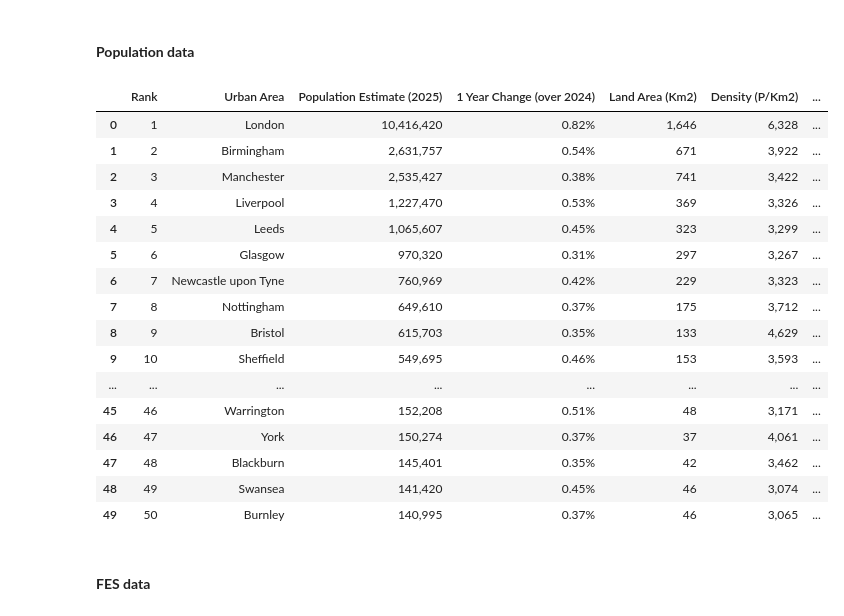
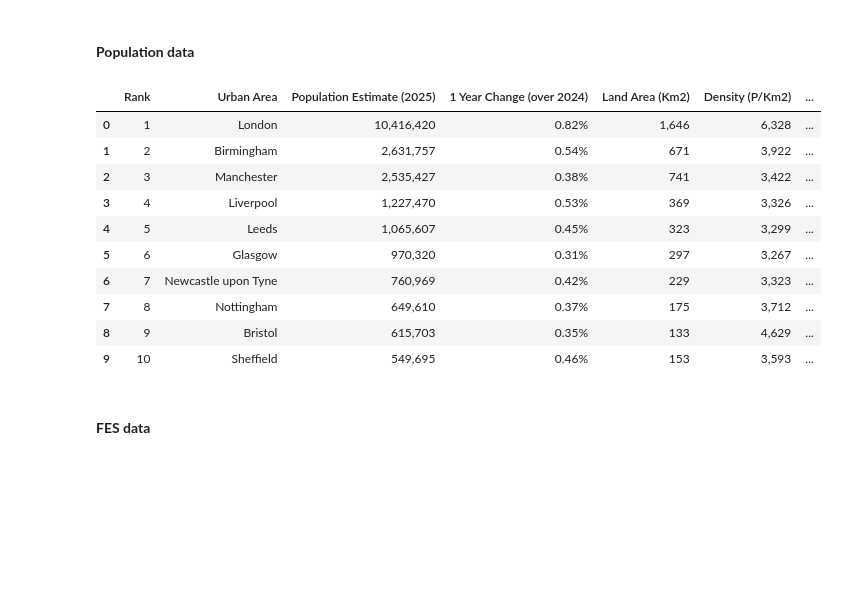
Before and after one commit to marta-uoe/PyPSA-GB-datacentres, a Jupyter notebook: notebooks/Martas_PhD_notebook.ipynb, the cells around one changed output. Saved outputs shown, nothing was run; the diff lists cells and outputs as text; code cells hidden in the pictures; blank space fills up the shorter version.

```diff
--- a/notebooks/Martas_PhD_notebook.ipynb
+++ b/notebooks/Martas_PhD_notebook.ipynb
@@ -44,27 +44,21 @@ import gc
 # %%
 # https://www.worldometers.info/population/largest-cities-in-uk/ with easting/northing
 df_population = pd.read_csv("../data/data_centres/uk_largest_cities.csv")
 
 df_population = df_population.drop(columns=['Global Rank'])
-df_population.head(50)
+df_population.head(10)
 # %% [output]
 |  | Rank | Urban Area | Population Estimate (2025) | 1 Year Change (over 2024) | Land Area (Km2) | Density (P/Km2) | ... |
 | 0 | 1 | London | 10,416,420 | 0.82% | 1,646 | 6,328 | ... |
 | 1 | 2 | Birmingham | 2,631,757 | 0.54% | 671 | 3,922 | ... |
 | 2 | 3 | Manchester | 2,535,427 | 0.38% | 741 | 3,422 | ... |
 | 3 | 4 | Liverpool | 1,227,470 | 0.53% | 369 | 3,326 | ... |
 | 4 | 5 | Leeds | 1,065,607 | 0.45% | 323 | 3,299 | ... |
 | 5 | 6 | Glasgow | 970,320 | 0.31% | 297 | 3,267 | ... |
 | 6 | 7 | Newcastle upon Tyne | 760,969 | 0.42% | 229 | 3,323 | ... |
 | 7 | 8 | Nottingham | 649,610 | 0.37% | 175 | 3,712 | ... |
 | 8 | 9 | Bristol | 615,703 | 0.35% | 133 | 4,629 | ... |
 | 9 | 10 | Sheffield | 549,695 | 0.46% | 153 | 3,593 | ... |
-| ... | ... | ... | ... | ... | ... | ... | ... |
-| 45 | 46 | Warrington | 152,208 | 0.51% | 48 | 3,171 | ... |
-| 46 | 47 | York | 150,274 | 0.37% | 37 | 4,061 | ... |
-| 47 | 48 | Blackburn | 145,401 | 0.35% | 42 | 3,462 | ... |
-| 48 | 49 | Swansea | 141,420 | 0.45% | 46 | 3,074 | ... |
-| 49 | 50 | Burnley | 140,995 | 0.37% | 46 | 3,065 | ... |
 # %% [markdown]
 #### **FES data**
 # %%
```
Also changed, not shown: parts of 8 cells of this notebook, 2 other files.
